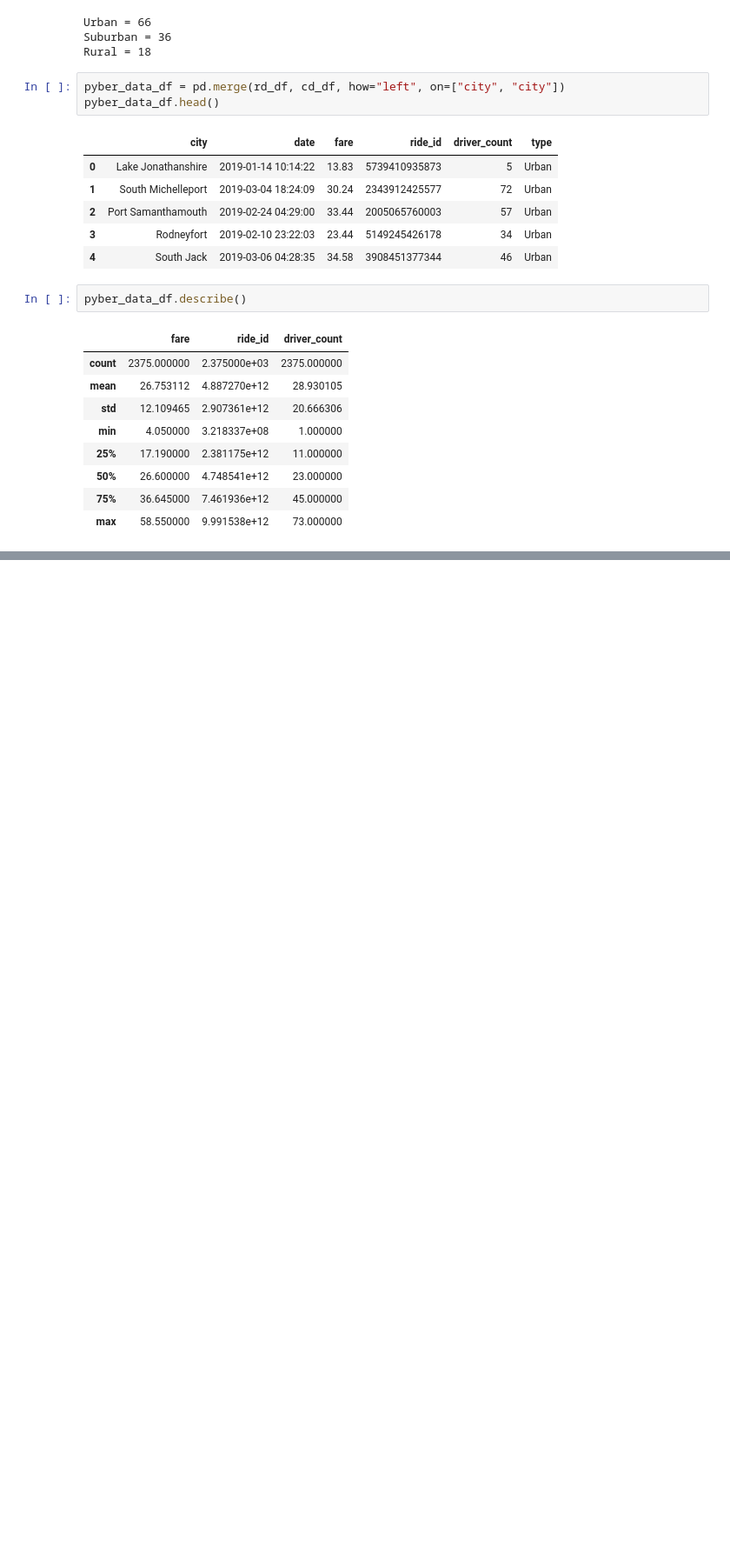
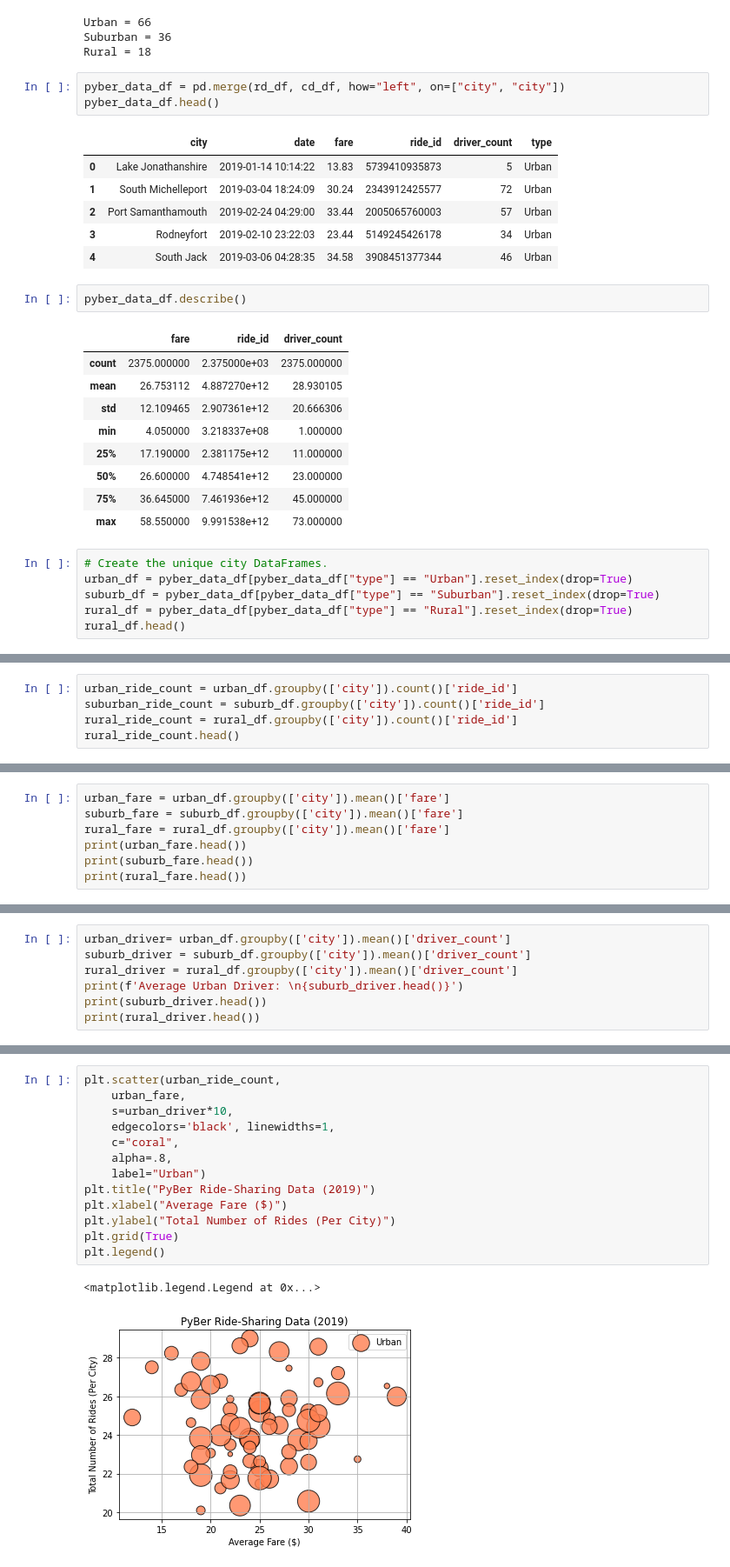
Before and after one commit to Olibabba/PyBer_Analysis, a Jupyter notebook: PyBer.ipynb, the cells around one changed output, grey strips where cells are left out. Shown: that part at 87% size. Cells and saved outputs as stored; diff of their text form; blank space fills up the shorter version.

Commit message:
final bubble chart

```diff
--- a/PyBer.ipynb
+++ b/PyBer.ipynb
@@ -81,3 +81,9 @@ pyber_data_df.describe()
 | 50% | 26.600000 | 4.748541e+12 | 23.000000 |
 | 75% | 36.645000 | 7.461936e+12 | 45.000000 |
 | max | 58.550000 | 9.991538e+12 | 73.000000 |
+# %%
+# Create the unique city DataFrames.
+urban_df = pyber_data_df[pyber_data_df["type"] == "Urban"].reset_index(drop=True)
+suburb_df = pyber_data_df[pyber_data_df["type"] == "Suburban"].reset_index(drop=True)
+rural_df = pyber_data_df[pyber_data_df["type"] == "Rural"].reset_index(drop=True)
+rural_df.head()
@@ -83,0 +100,5 @@ pyber_data_df.describe()
+# %%
+urban_ride_count = urban_df.groupby(['city']).count()['ride_id']
+suburban_ride_count = suburb_df.groupby(['city']).count()['ride_id']
+rural_ride_count = rural_df.groupby(['city']).count()['ride_id']
+rural_ride_count.head()
@@ -83,0 +113,7 @@ pyber_data_df.describe()
+# %%
+urban_fare = urban_df.groupby(['city']).mean()['fare']
+suburb_fare = suburb_df.groupby(['city']).mean()['fare']
+rural_fare = rural_df.groupby(['city']).mean()['fare']
+print(urban_fare.head())
+print(suburb_fare.head())
+print(rural_fare.head())
@@ -83,0 +138,7 @@ pyber_data_df.describe()
+# %%
+urban_driver= urban_df.groupby(['city']).mean()['driver_count']
+suburb_driver = suburb_df.groupby(['city']).mean()['driver_count']
+rural_driver = rural_df.groupby(['city']).mean()['driver_count']
+print(f'Average Urban Driver: \n{suburb_driver.head()}')
+print(suburb_driver.head())
+print(rural_driver.head())
@@ -83,0 +163,16 @@ pyber_data_df.describe()
+# %%
+plt.scatter(urban_ride_count,
+    urban_fare,
+    s=urban_driver*10,
+    edgecolors='black', linewidths=1,
+    c="coral",
+    alpha=.8,
+    label="Urban")
+plt.title("PyBer Ride-Sharing Data (2019)")
+plt.xlabel("Average Fare ($)")
+plt.ylabel("Total Number of Rides (Per City)")
+plt.grid(True)
+plt.legend()
+# %% [output]
+<matplotlib.legend.Legend at 0x...>
+[figure, added]
```
Also changed, not shown: parts of 9 cells of this notebook, 1 other file.
